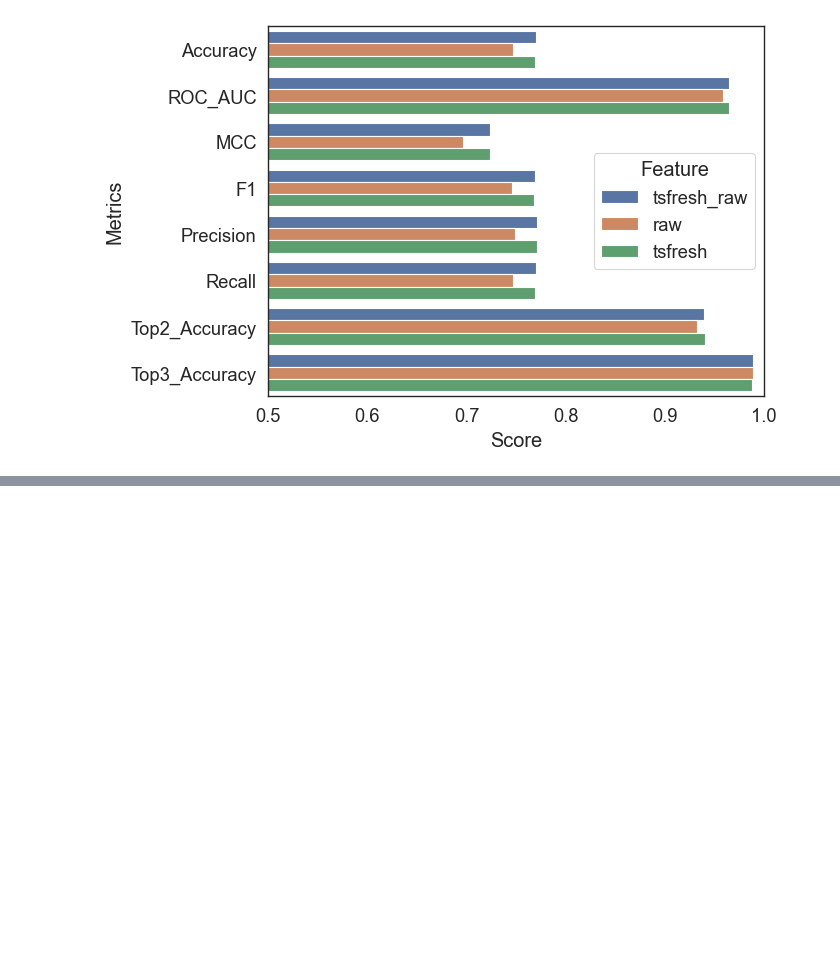
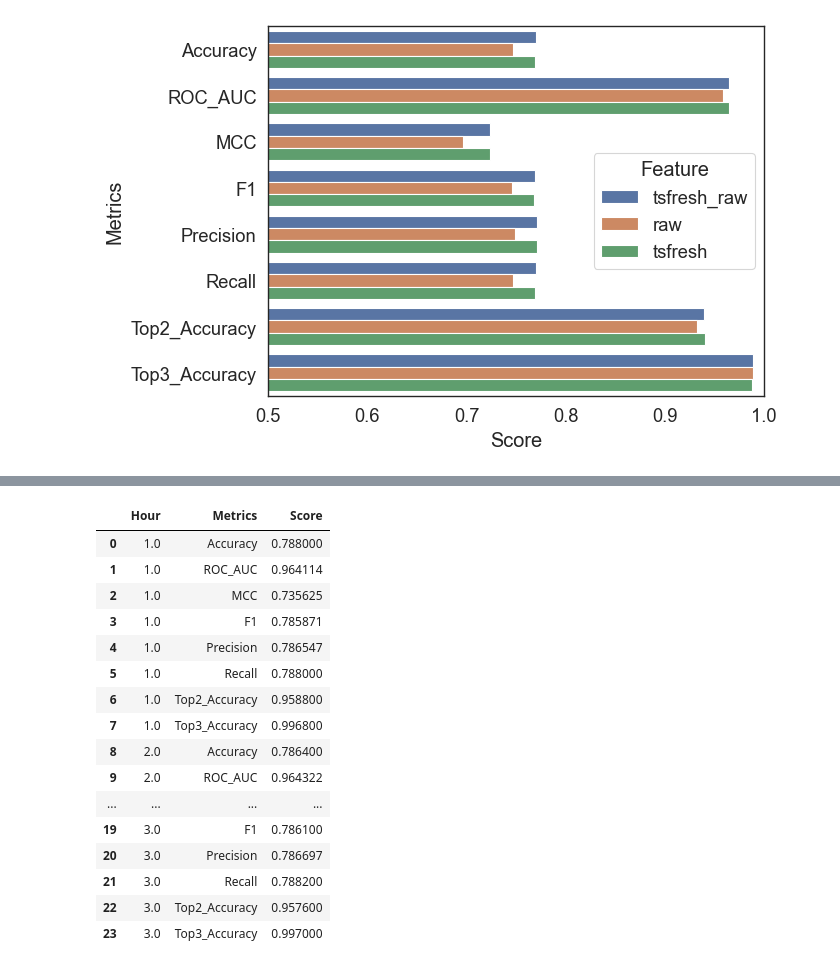
Before and after one commit to tom832/Classification_of_Substrate_Orders_in_Reaction_Kinetics, a Jupyter notebook: ag_result_analysis.ipynb, the cells around one changed output, grey strips where cells are left out. Drawn from its saved outputs; the diff is of its cells as text; code cells hidden in the pictures; blank space fills up the shorter version.

```diff
--- a/ag_result_analysis.ipynb
+++ b/ag_result_analysis.ipynb
@@ -798,0 +848,47 @@ fig.set_xlim(0.5, 1)
+# %%
+df_results = pd.DataFrame(columns=['Hour', 'Metrics', 'Score'])
+for hours in [1.0, 2.0, 3.0]:
+    model_root = os.path.join(ag_model_root, f'{str(class_num)}_class', f'{feat}_feat__{sp_mode}__{ag_train_quality}__{str(hours)}h')
+    predictor = TabularPredictor.load(model_root)
+
+    # predict on test data
+    y_pred = predictor.predict(test_merge_data_nolabel)
+    y_proba = predictor.predict_proba(test_merge_data_nolabel)
+
+    accuracy = accuracy_score(y_test, y_pred)
+    roc_auc = roc_auc_score(y_test, y_proba, multi_class="ovr")
+    mcc = matthews_corrcoef(y_test, y_pred)
+    f1 = f1_score(y_test, y_pred, average="weighted")
+    precision = precision_score(y_test, y_pred, average="weighted")
+    recall = recall_score(y_test, y_pred, average="weighted")
+    top2_accuracy = top_k_accuracy_score(y_test, y_proba, k=2)
+    top3_accuracy = top_k_accuracy_score(y_test, y_proba, k=3)
+
+    df_results.loc[len(df_results)] = [hours, 'Accuracy', accuracy]
+    df_results.loc[len(df_results)] = [hours, 'ROC_AUC', roc_auc]
+    df_results.loc[len(df_results)] = [hours, 'MCC', mcc]
+    df_results.loc[len(df_results)] = [hours, 'F1', f1]
+    df_results.loc[len(df_results)] = [hours, 'Precision', precision]
+    df_results.loc[len(df_results)] = [hours, 'Recall', recall]
+    df_results.loc[len(df_results)] = [hours, 'Top2_Accuracy', top2_accuracy]
+    df_results.loc[len(df_results)] = [hours, 'Top3_Accuracy', top3_accuracy]
+
+df_results
+# %% [output]
+|  | Hour | Metrics | Score |
+| 0 | 1.0 | Accuracy | 0.788000 |
+| 1 | 1.0 | ROC_AUC | 0.964114 |
+| 2 | 1.0 | MCC | 0.735625 |
+| 3 | 1.0 | F1 | 0.785871 |
+| 4 | 1.0 | Precision | 0.786547 |
+| 5 | 1.0 | Recall | 0.788000 |
+| 6 | 1.0 | Top2_Accuracy | 0.958800 |
+| 7 | 1.0 | Top3_Accuracy | 0.996800 |
+| 8 | 2.0 | Accuracy | 0.786400 |
+| 9 | 2.0 | ROC_AUC | 0.964322 |
+| ... | ... | ... | ... |
+| 19 | 3.0 | F1 | 0.786100 |
+| 20 | 3.0 | Precision | 0.786697 |
+| 21 | 3.0 | Recall | 0.788200 |
+| 22 | 3.0 | Top2_Accuracy | 0.957600 |
+| 23 | 3.0 | Top3_Accuracy | 0.997000 |
```
Also changed, not shown: parts of 5 cells of this notebook.
